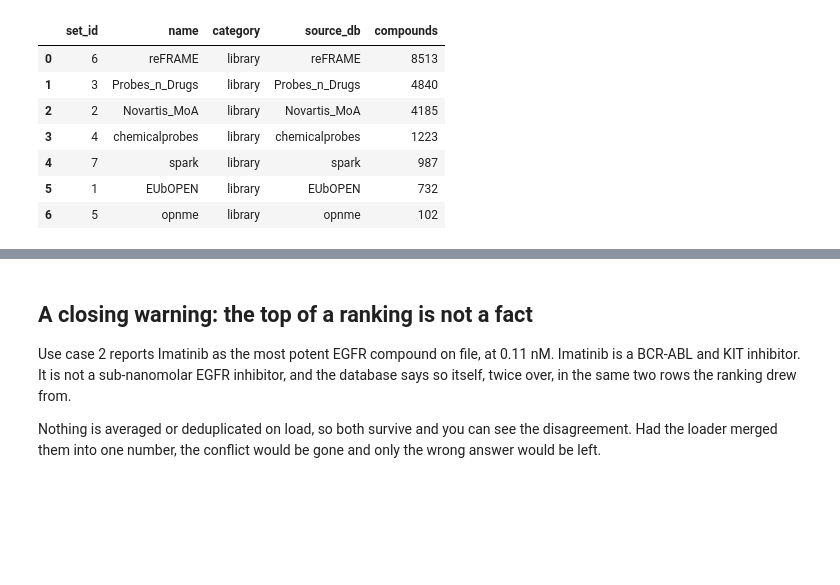
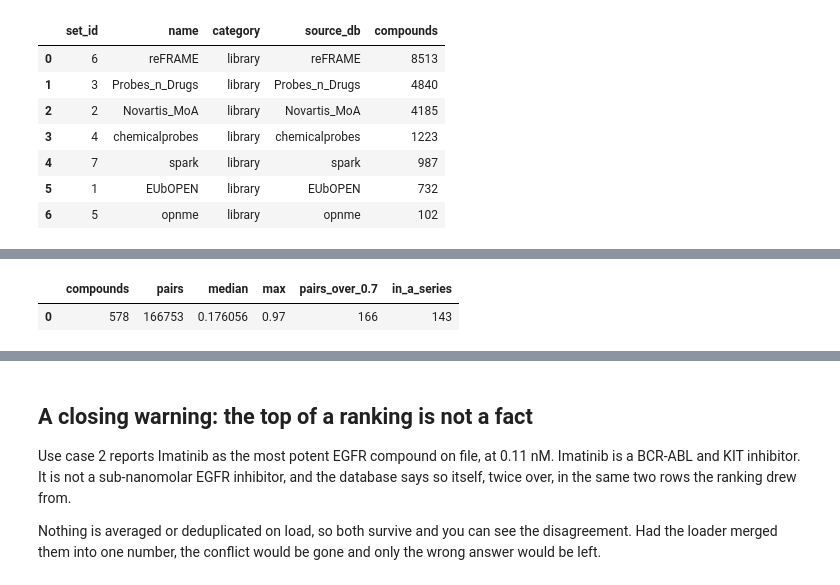
Before and after one commit to SCHMM-MelMar/Summer-School-2026, a Jupyter notebook: examples/use_cases.ipynb, the cells around one changed output, grey strips where cells are left out. Saved outputs shown, nothing was run; the diff lists cells and outputs as text; code cells hidden in the pictures; blank space fills up the shorter version.

```diff
--- a/examples/use_cases.ipynb
+++ b/examples/use_cases.ipynb
@@ -442,0 +465,8 @@ db.sets()
+# %%
+from probedb import similarity
+
+# the first call fingerprints everything and caches it, so this is the slow one
+similarity.summary(db, target="EGFR")
+# %% [output]
+|  | compounds | pairs | median | max | pairs_over_0.7 | in_a_series |
+| 0 | 578 | 166753 | 0.176056 | 0.97 | 166 | 143 |
```
Also changed, not shown: parts of 4 cells of this notebook, 4 other files.
